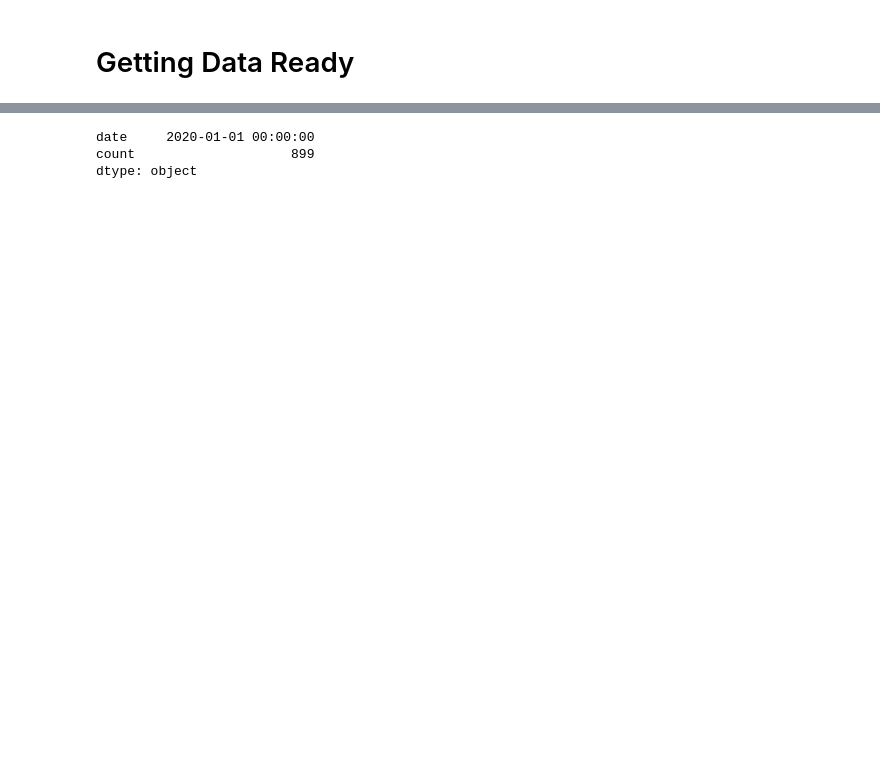
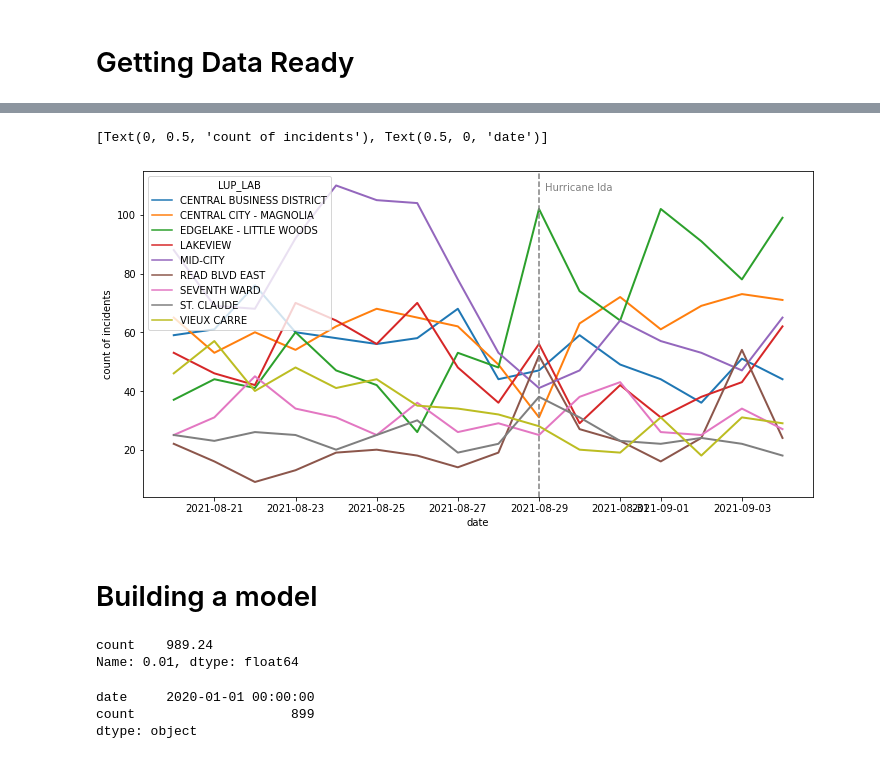
Before and after one commit to bmbejcek/nola, a Jupyter notebook: notebooks/3. Hurricane Ida Analysis.ipynb, the cells around one changed output, grey strips where cells are left out. Cells and saved outputs as stored; diff of their text form; code cells hidden in the pictures; blank space fills up the shorter version.

```diff
--- a/notebooks/3. Hurricane Ida Analysis.ipynb
+++ b/notebooks/3. Hurricane Ida Analysis.ipynb
@@ -22,0 +53,3 @@ data = this_year.append(last_year).reset_index().drop('index',axis=1)
+# %%
+geometry = gpd.points_from_xy(data.lat, data.lon, crs=CRS)
+geo_df = gpd.GeoDataFrame(data, crs=CRS, geometry=geometry)
@@ -75,0 +191,16 @@ day_counts
+# %%
+s = j[j.TimeCreate>='2021-08-20']
+types = s[['DateCreate', 'LUP_LAB', 'TimeClosed']].groupby(['DateCreate', 'LUP_LAB']).count().reset_index()
+fig,ax = plt.subplots(figsize = (12,6))
+sns.lineplot(data=types[types.LUP_LAB.isin(['EDGELAKE - LITTLE WOODS', 'LAKEVIEW', 'READ BLVD EAST', 'CENTRAL BUSINESS DISTRICT', 'MID-CITY', 'ST. CLAUDE', 'CENTRAL CITY - MAGNOLIA', 'VIEUX CARRE', 'SEVENTH WARD'])], x="DateCreate", y="TimeClosed", hue="LUP_LAB", linewidth=2)
+ax.axvline(datetime.strptime('20210829','%Y%m%d'), color='grey', linestyle='--')
+ax.text(0.65, 0.95,'Hurricane Ida',
+     horizontalalignment='center',
+     verticalalignment='center',
+     transform = ax.transAxes, color='grey')
+ax.set(ylabel='count of incidents', xlabel='date')
+# %% [output]
+[Text(0, 0.5, 'count of incidents'), Text(0.5, 0, 'date')]
+[figure, added]
+# %% [markdown]
+# Building a model
@@ -76,3 +216,8 @@ day_counts
+# %%
+day_counts.quantile(0.01)
+# %% [output]
+count    989.24
+Name: 0.01, dtype: float64
 # %%
 day_counts.min()
 # %% [output]
```
Also changed, not shown: parts of 30 cells of this notebook, 2 other files.
